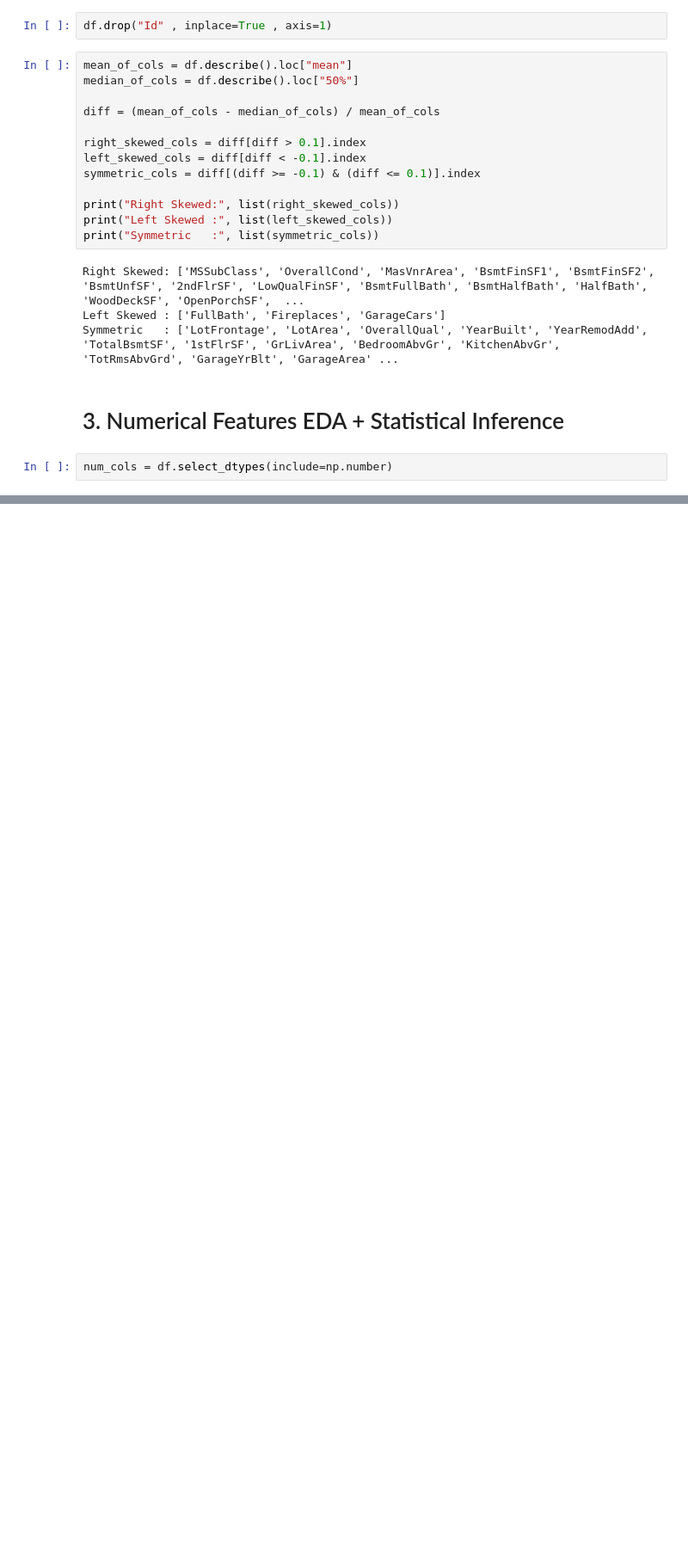
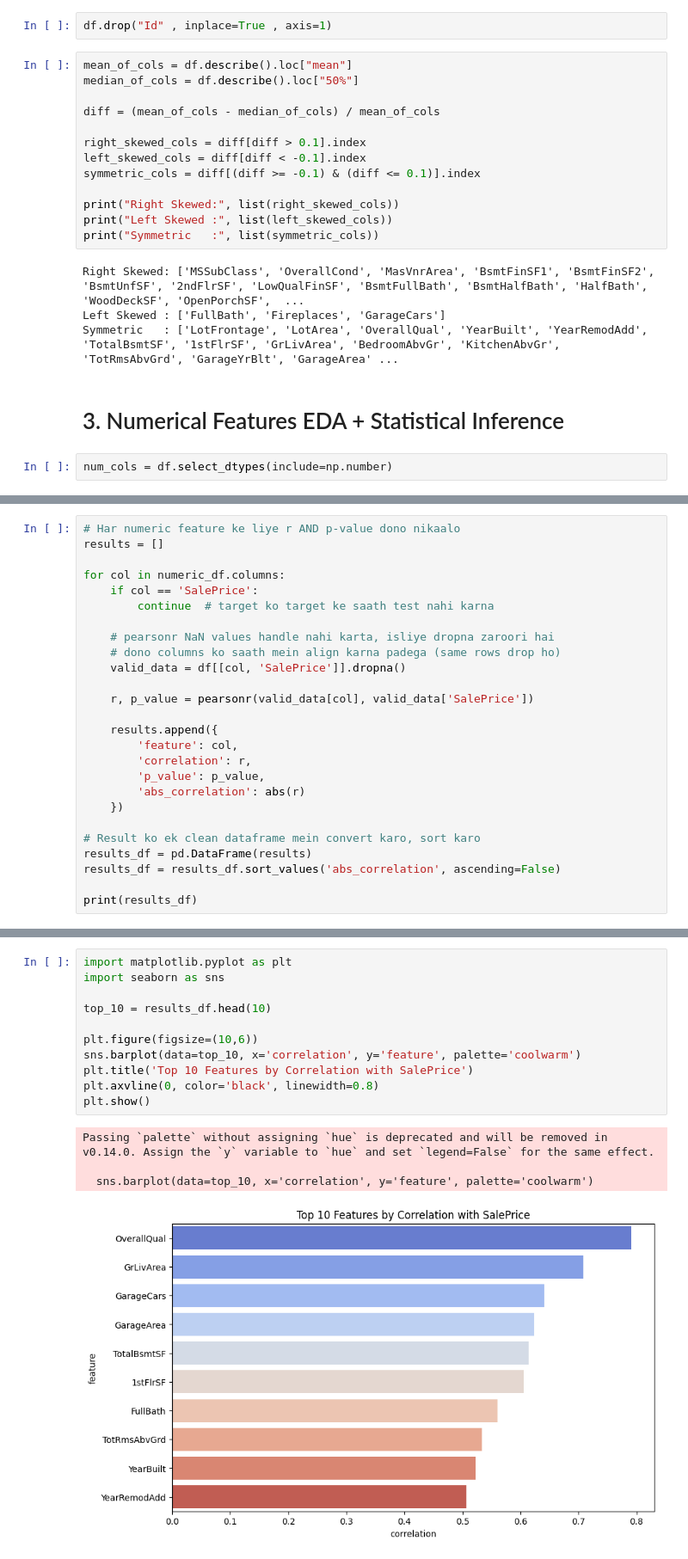
Before and after one commit to Itz-Me-Sumit/Data-Science, a Jupyter notebook: 7_Machine_Learning/1_Linear_Regression/LinearRegresionProject.ipynb, the cells around one changed output, grey strips where cells are left out. Shown at 86% size. Drawn from its saved outputs; the diff is of its cells as text; blank space fills up the shorter version.

```diff
--- a/7_Machine_Learning/1_Linear_Regression/LinearRegresionProject.ipynb
+++ b/7_Machine_Learning/1_Linear_Regression/LinearRegresionProject.ipynb
@@ -162,0 +194,26 @@ for col in cols:
+# %%
+# Har numeric feature ke liye r AND p-value dono nikaalo
+results = []
+
+for col in numeric_df.columns:
+    if col == 'SalePrice':
+        continue  # target ko target ke saath test nahi karna
+
+    # pearsonr NaN values handle nahi karta, isliye dropna zaroori hai
+    # dono columns ko saath mein align karna padega (same rows drop ho)
+    valid_data = df[[col, 'SalePrice']].dropna()
+
+    r, p_value = pearsonr(valid_data[col], valid_data['SalePrice'])
+
+    results.append({
+        'feature': col,
+        'correlation': r,
+        'p_value': p_value,
+        'abs_correlation': abs(r)
+    })
+
+# Result ko ek clean dataframe mein convert karo, sort karo
+results_df = pd.DataFrame(results)
+results_df = results_df.sort_values('abs_correlation', ascending=False)
+
+print(results_df)
@@ -188,0 +287,16 @@ Shape of Data : (1460, 80)
+# %%
+import matplotlib.pyplot as plt
+import seaborn as sns
+
+top_10 = results_df.head(10)
+
+plt.figure(figsize=(10,6))
+sns.barplot(data=top_10, x='correlation', y='feature', palette='coolwarm')
+plt.title('Top 10 Features by Correlation with SalePrice')
+plt.axvline(0, color='black', linewidth=0.8)
+plt.show()
+# %% [output]
+Passing `palette` without assigning `hue` is deprecated and will be removed in v0.14.0. Assign the `y` variable to `hue` and set `legend=False` for the same effect.
+
+  sns.barplot(data=top_10, x='correlation', y='feature', palette='coolwarm')
+[figure, added]
```
Also changed, not shown: parts of 40 cells of this notebook, 3 other files.
